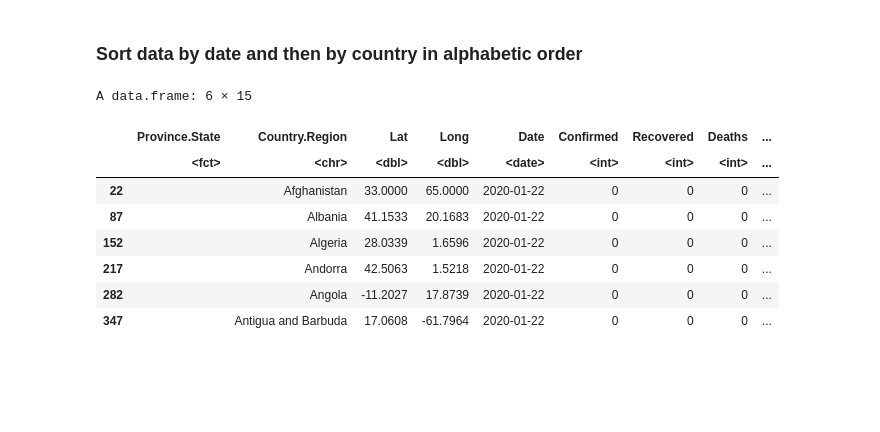
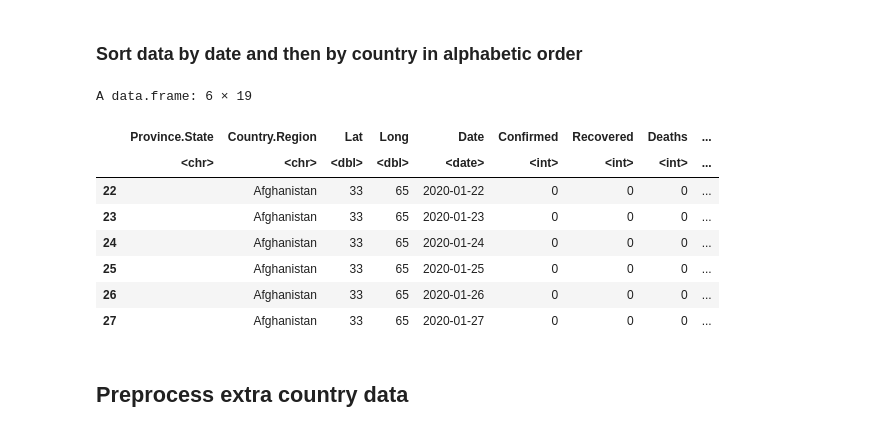
Before and after one commit to TheoVerhelst/ulb-mlg-time-series-impact, a Jupyter notebook: PreprocessData.ipynb, the cells around one changed output. Saved outputs shown, nothing was run; the diff lists cells and outputs as text; code cells hidden in the pictures; blank space fills up the shorter version.

Commit message:
Update data preprocessing script, add country info data

```diff
--- a/PreprocessData.ipynb
+++ b/PreprocessData.ipynb
@@ -30,6 +12,24 @@ horizontaldf2verticaldf <- function(horizontal.df,value_column_name){
     vertical.df$Date <- as.Date(as.integer(vertical.df$Date),origin="21/01/2020", format="%d/%m/%Y")
     return(vertical.df)
 }
+# %%
+# Given a dataframe df of data and a list of country / province pairs,
+# this functions adds a row to df for each element of pairs not present in df.
+# This is used because we have regional data for deaths and confirmed cases,
+# but not for recovery in some countries, and thus the merge discard these countries
+add_missing_rows <- function(df, pairs, value_column_name) {
+    for (i in nrow(pairs)) {
+        confirmed_row <- df[(df$Country.Region == pairs[i, "Country.Region"]) &
+                            (df$Province.State == pairs[i, "Province.State"]),]
+        if (nrow(confirmed_row) == 0) {
+            new_row <- df[df$Country.Region == pairs[i, "Country.Region"],][1,]
+            new_row[,value_column_name] <- NA
+            new_row[,"Province.State"] <- pairs[i, "Province.State"]
+            df <- rbind(df, new_row)
+        }
+    }
+    return(df)
+}
 # %% [markdown]
 ## Read data
 # %%
@@ -134,7 +144,24 @@ A data.frame: 6 × 6
 # %% [markdown]
 ### Merge data
+# %%
+global_confirmed_vertical.df[,"Country.Region"] <- as.character(global_confirmed_vertical.df[,"Country.Region"])
+global_confirmed_vertical.df[,"Province.State"] <- as.character(global_confirmed_vertical.df[,"Province.State"])
+global_deaths_vertical.df[,"Country.Region"] <- as.character(global_deaths_vertical.df[,"Country.Region"])
+global_deaths_vertical.df[,"Province.State"] <- as.character(global_deaths_vertical.df[,"Province.State"])
+global_recovered_vertical.df[,"Country.Region"] <- as.character(global_recovered_vertical.df[,"Country.Region"])
+global_recovered_vertical.df[,"Province.State"] <- as.character(global_recovered_vertical.df[,"Province.State"])
+# %%
+# Get the list of all country / province pairs in all global dataframes (not necessarily present in all of them)
+pairs <- unique(rbind(
+        global_confirmed_vertical.df[,c("Country.Region", "Province.State")],
+        global_deaths_vertical.df[,c("Country.Region", "Province.State")],
+        global_recovered_vertical.df[,c("Country.Region", "Province.State")]))
+
+global_confirmed_vertical.df <- add_missing_rows(global_confirmed_vertical.df, pairs, "Confirmed")
+global_deaths_vertical.df <- add_missing_rows(global_deaths_vertical.df, pairs, "Deaths")
+global_recovered_vertical.df <- add_missing_rows(global_recovered_vertical.df, pairs, "Recovered")
 # %%
 global_merged.df <- merge(global_confirmed_vertical.df,
       merge(global_recovered_vertical.df,global_deaths_vertical.df,
-      by=c("Province.State","Country.Region","Lat","Long","Date")),
-      by=c("Province.State","Country.Region","Lat","Long","Date"))
+      by=c("Province.State","Country.Region","Date")),
+      by=c("Province.State","Country.Region","Date"))
@@ -168,16 +199,16 @@ output.df <- rbind.fill(italy.df,global_merged.df)
 # %% [markdown]
 ### Sort data by date and then by country in alphabetic order
 # %%
-output.df <- output.df[order(output.df$Date,output.df$Country.Region),]
+output.df <- output.df[order(output.df$Country.Region, output.df$Date),]
 head(output.df)
 # %% [output]
-A data.frame: 6 × 15
+A data.frame: 6 × 19
 |  | Province.State | Country.Region | Lat | Long | Date | Confirmed | Recovered | Deaths | ... |
-|  | <fct> | <chr> | <dbl> | <dbl> | <date> | <int> | <int> | <int> | ... |
-| 22 |  | Afghanistan | 33.0000 | 65.0000 | 2020-01-22 | 0 | 0 | 0 | ... |
-| 87 |  | Albania | 41.1533 | 20.1683 | 2020-01-22 | 0 | 0 | 0 | ... |
-| 152 |  | Algeria | 28.0339 | 1.6596 | 2020-01-22 | 0 | 0 | 0 | ... |
-| 217 |  | Andorra | 42.5063 | 1.5218 | 2020-01-22 | 0 | 0 | 0 | ... |
-| 282 |  | Angola | -11.2027 | 17.8739 | 2020-01-22 | 0 | 0 | 0 | ... |
-| 347 |  | Antigua and Barbuda | 17.0608 | -61.7964 | 2020-01-22 | 0 | 0 | 0 | ... |
+|  | <chr> | <chr> | <dbl> | <dbl> | <date> | <int> | <int> | <int> | ... |
+| 22 |  | Afghanistan | 33 | 65 | 2020-01-22 | 0 | 0 | 0 | ... |
+| 23 |  | Afghanistan | 33 | 65 | 2020-01-23 | 0 | 0 | 0 | ... |
+| 24 |  | Afghanistan | 33 | 65 | 2020-01-24 | 0 | 0 | 0 | ... |
+| 25 |  | Afghanistan | 33 | 65 | 2020-01-25 | 0 | 0 | 0 | ... |
+| 26 |  | Afghanistan | 33 | 65 | 2020-01-26 | 0 | 0 | 0 | ... |
+| 27 |  | Afghanistan | 33 | 65 | 2020-01-27 | 0 | 0 | 0 | ... |
 # %%
@@ -184,0 +216,2 @@ saveRDS(output.df,"COVID19_Global_Italy.Rdata",version = 2)
+# %% [markdown]
+## Preprocess extra country data
```
Also changed, not shown: parts of 16 cells of this notebook, 2 other files.
